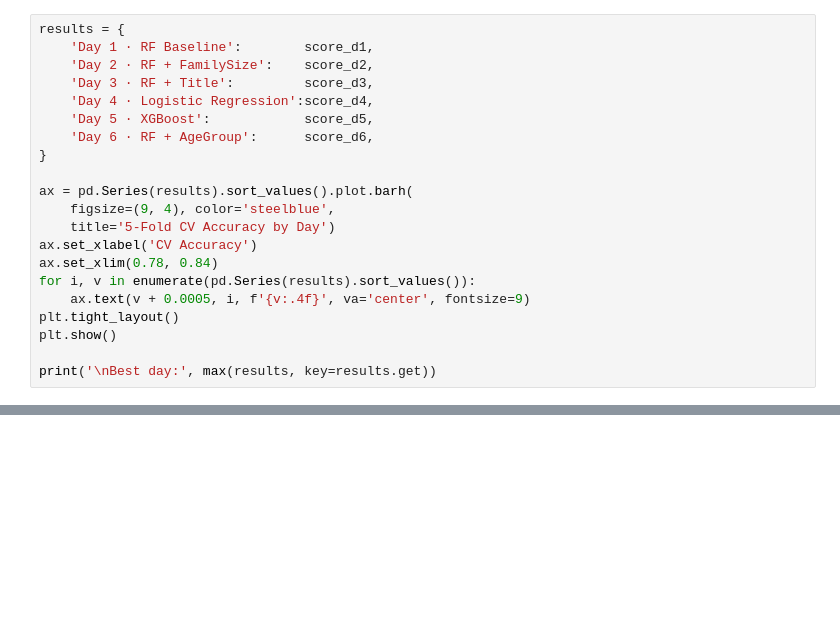
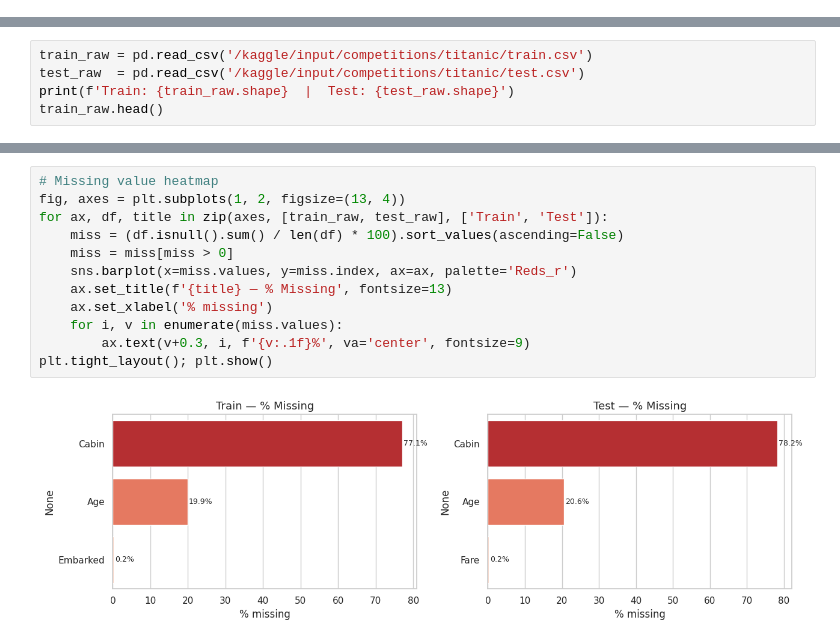
Before and after one commit to LiLAlien28/kaggle-work, a Jupyter notebook: titanic-30-day-competition-notebook.ipynb, the cells around one changed output, grey strips where cells are left out. Drawn from its saved outputs; the diff is of its cells as text; blank space fills up the shorter version.

Commit message:
Kaggle Notebook | Titanic — 30-Day Competition Notebook | Version 5

```diff
--- a/titanic-30-day-competition-notebook.ipynb
+++ b/titanic-30-day-competition-notebook.ipynb
@@ -353,21 +0,0 @@ submission_day6.csv saved
-# %%
-results = {
-    'Day 1 · RF Baseline':        score_d1,
-    'Day 2 · RF + FamilySize':    score_d2,
-    'Day 3 · RF + Title':         score_d3,
-    'Day 4 · Logistic Regression':score_d4,
-    'Day 5 · XGBoost':            score_d5,
-    'Day 6 · RF + AgeGroup':      score_d6,
-}
-
-ax = pd.Series(results).sort_values().plot.barh(
-    figsize=(9, 4), color='steelblue',
-    title='5-Fold CV Accuracy by Day')
-ax.set_xlabel('CV Accuracy')
-ax.set_xlim(0.78, 0.84)
-for i, v in enumerate(pd.Series(results).sort_values()):
-    ax.text(v + 0.0005, i, f'{v:.4f}', va='center', fontsize=9)
-plt.tight_layout()
-plt.show()
-
-print('\nBest day:', max(results, key=results.get))
@@ -405,0 +76,5 @@ Best day: Day 3 · RF + Title
+# %%
+train_raw = pd.read_csv('/kaggle/input/competitions/titanic/train.csv')
+test_raw  = pd.read_csv('/kaggle/input/competitions/titanic/test.csv')
+print(f'Train: {train_raw.shape}  |  Test: {test_raw.shape}')
+train_raw.head()
@@ -405,0 +89,14 @@ Best day: Day 3 · RF + Title
+# %%
+# Missing value heatmap
+fig, axes = plt.subplots(1, 2, figsize=(13, 4))
+for ax, df, title in zip(axes, [train_raw, test_raw], ['Train', 'Test']):
+    miss = (df.isnull().sum() / len(df) * 100).sort_values(ascending=False)
+    miss = miss[miss > 0]
+    sns.barplot(x=miss.values, y=miss.index, ax=ax, palette='Reds_r')
+    ax.set_title(f'{title} — % Missing', fontsize=13)
+    ax.set_xlabel('% missing')
+    for i, v in enumerate(miss.values):
+        ax.text(v+0.3, i, f'{v:.1f}%', va='center', fontsize=9)
+plt.tight_layout(); plt.show()
+# %% [output]
+[figure, added]
```
Also changed, not shown: parts of 100 cells of this notebook.
